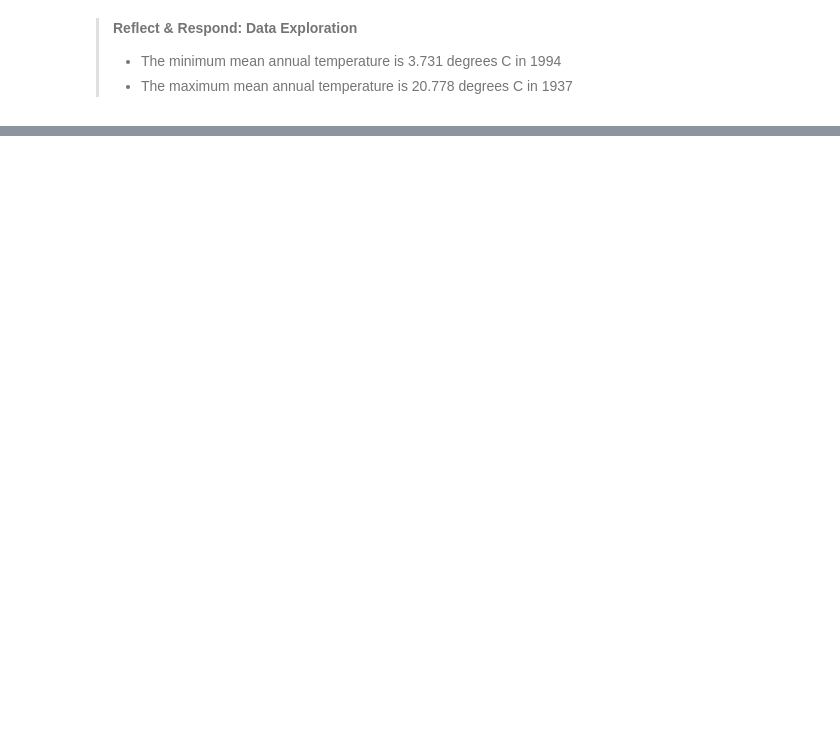
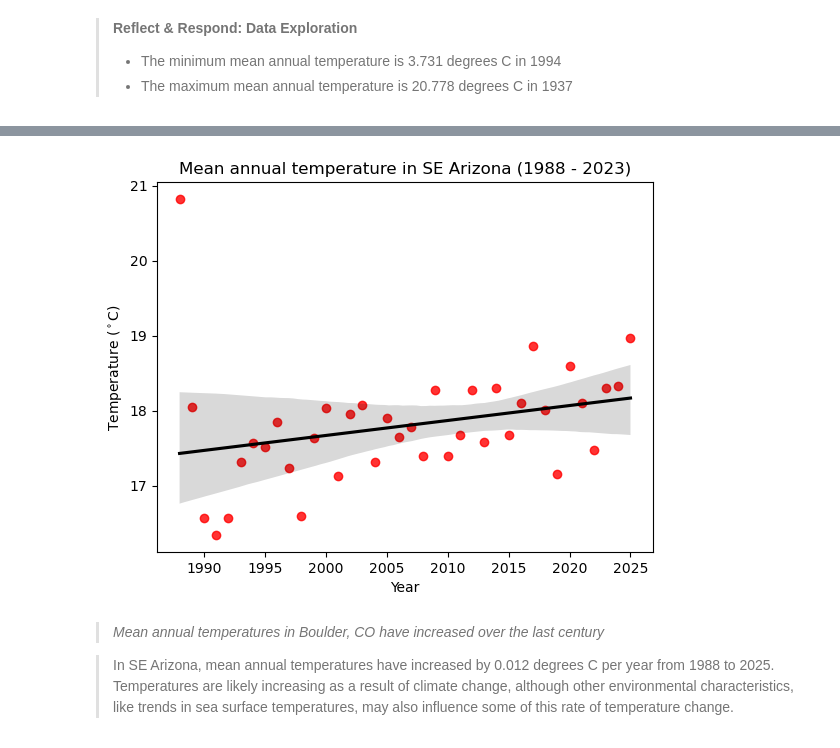
Before and after one commit to lauren-thomas2/climate-change, a Jupyter notebook: 02-data-wrangle.ipynb, the cells around one changed output, grey strips where cells are left out. Cells and saved outputs as stored; diff of their text form; code cells hidden in the pictures; blank space fills up the shorter version.

```diff
--- a/02-data-wrangle.ipynb
+++ b/02-data-wrangle.ipynb
@@ -196,0 +212,7 @@ annual_temp_plot
+# %%
+### subset data to only include temp in Celsius
+annual_temp_c_df = annual_temp_df[['temp_c']]
+
+### subset data to 1988-2025 because 2026 isn't a full year of data
+complete_data_df = annual_temp_c_df.loc['1988':'2025']
+complete_data_df
@@ -196,0 +265,31 @@ annual_temp_plot
+# %%
+### plot data
+ax = sns.regplot(
+    x = complete_data_df.index.year,
+    y = complete_data_df.temp_c,
+
+    ### change the color of data points
+    color = 'red',
+
+    ### change the color of the trendline
+    line_kws= {'color': 'black'}
+)
+
+### make labels
+ax.set(
+    title = 'Mean annual temperature in SE Arizona (1988 - 2023)',
+    xlabel = 'Year',
+    ylabel = 'Temperature ($^\circ$C)'
+)
+
+### save your plot
+plt.savefig('/workspaces/climate-change/arizona-climate-trendline.jpeg')
+
+### plot it
+plt.show()
+# %% [output]
+[figure, added]
+# %% [markdown]
+>*Mean annual temperatures in Boulder, CO have increased over the last century*
+
+>In SE Arizona, mean annual temperatures have increased by 0.012 degrees C per year from 1988 to 2025. Temperatures are likely increasing as a result of climate change, although other environmental characteristics, like trends in sea surface temperatures, may also influence some of this rate of temperature change.
```
Also changed, not shown: parts of 6 cells of this notebook, 1 other file.
